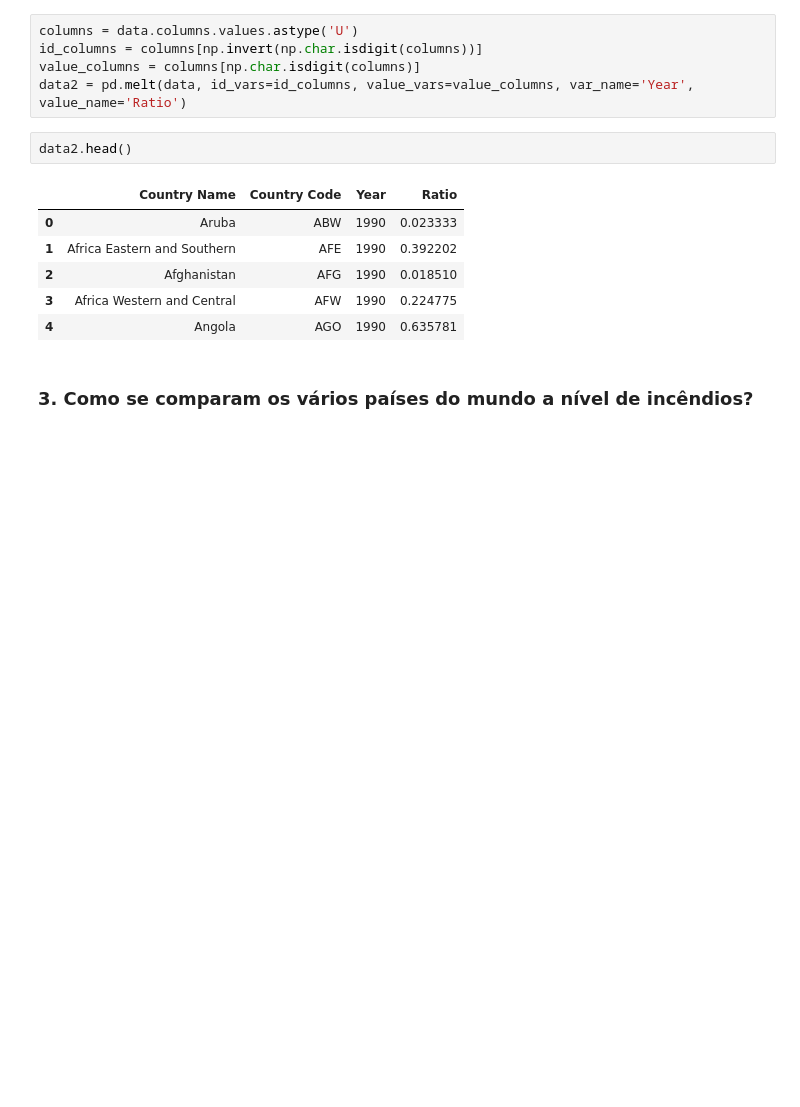
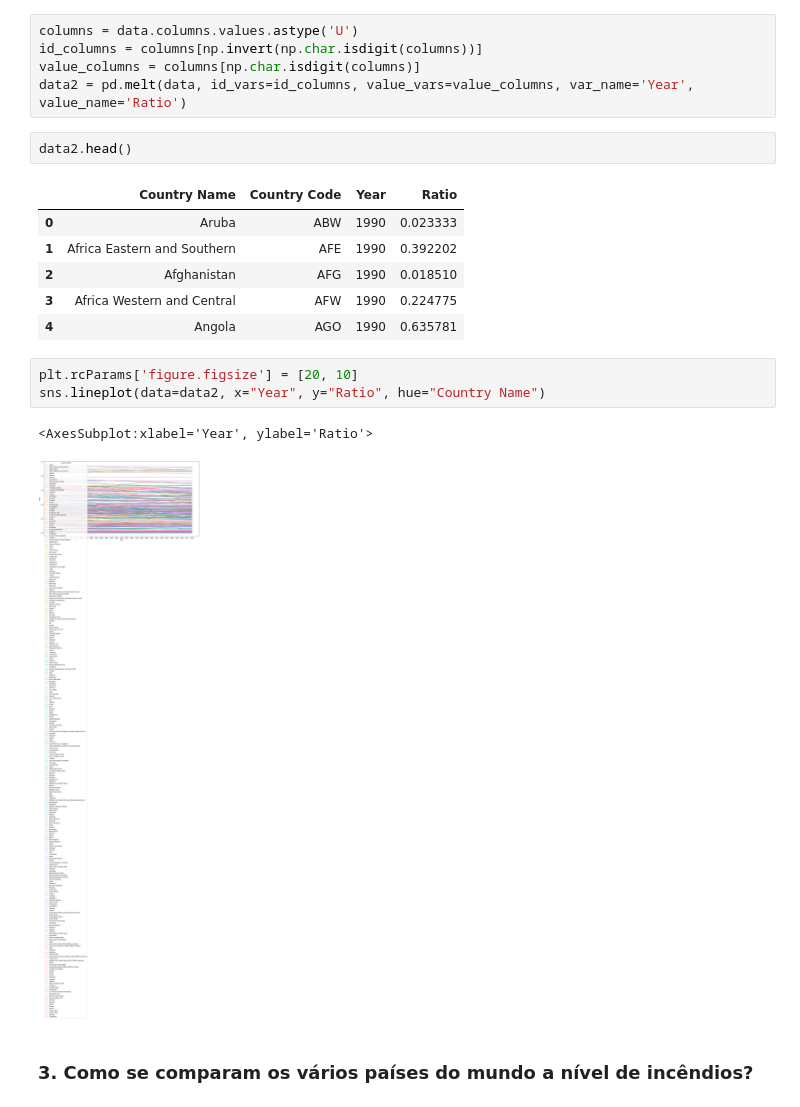
Before and after one commit to BeaMadeira/SGD-Projeto-2, a Jupyter notebook: python/sgd_project_2.ipynb, the cells around one changed output. Cells and saved outputs as stored; diff of their text form; blank space fills up the shorter version.

```diff
--- a/python/sgd_project_2.ipynb
+++ b/python/sgd_project_2.ipynb
@@ -134,5 +116,11 @@ data2.head()
 | 2 | Afghanistan | AFG | 1990 | 0.018510 |
 | 3 | Africa Western and Central | AFW | 1990 | 0.224775 |
 | 4 | Angola | AGO | 1990 | 0.635781 |
+# %%
+plt.rcParams['figure.figsize'] = [20, 10]
+sns.lineplot(data=data2, x="Year", y="Ratio", hue="Country Name")
+# %% [output]
+<AxesSubplot:xlabel='Year', ylabel='Ratio'>
+[figure, added]
 # %% [markdown]
 ### 3. Como se comparam os vários países do mundo a nível de incêndios?
```
Also changed, not shown: parts of 5 cells of this notebook.
